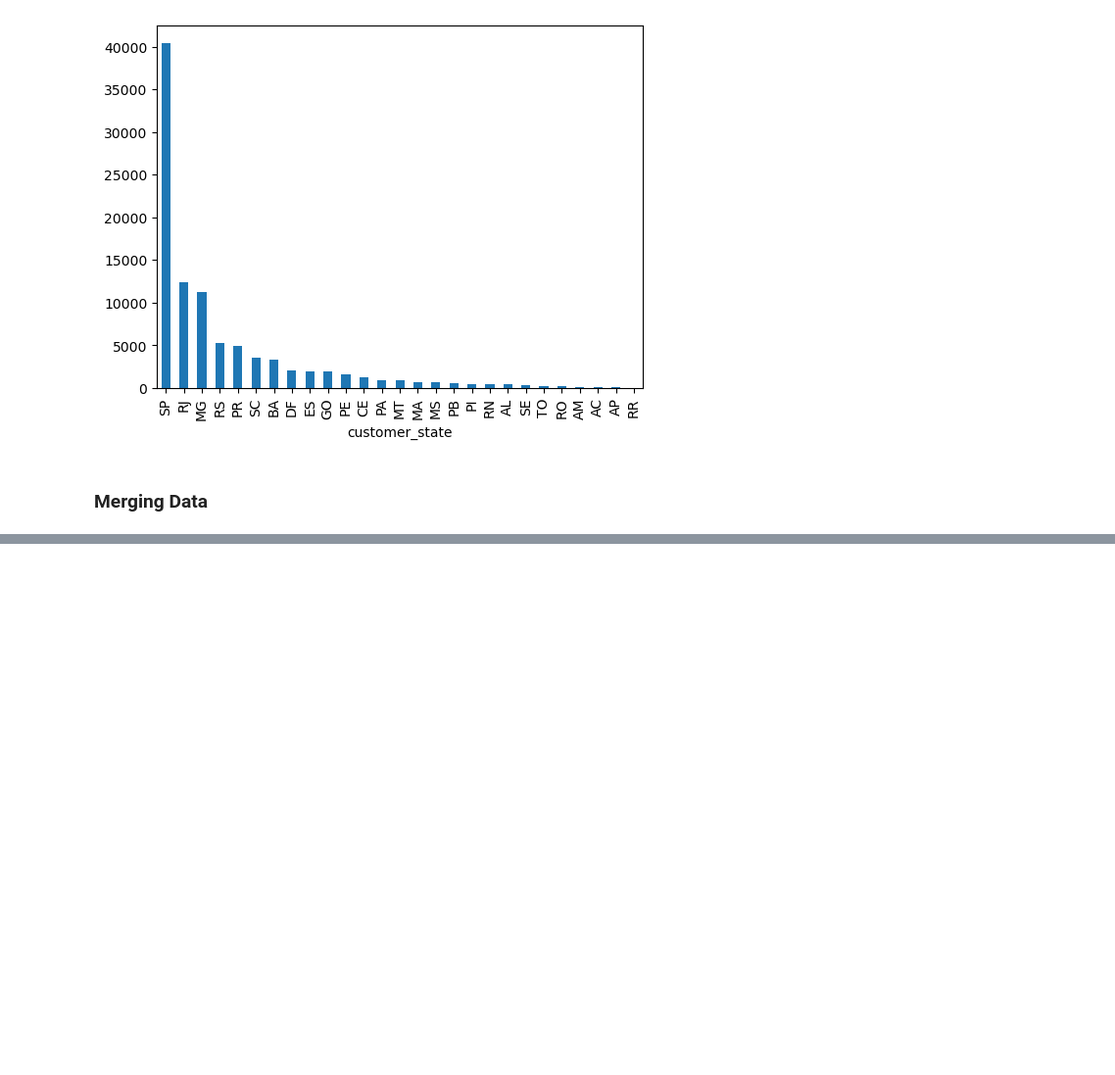
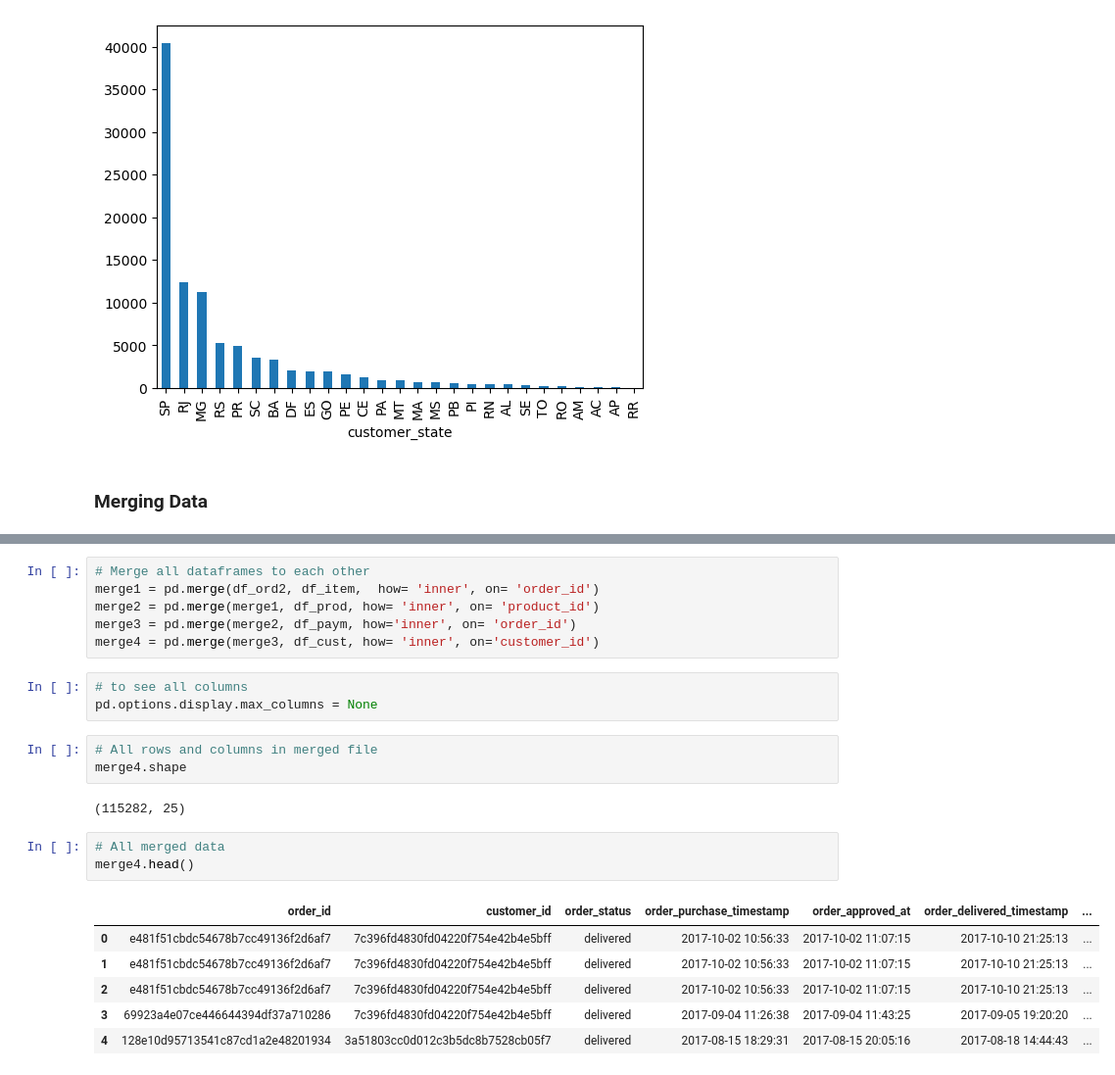
Before and after one commit to sagarbarge/Marketing-and-Retail-Analytics, a Jupyter notebook: Capstone_Retail_Data.ipynb, the cells around one changed output, grey strips where cells are left out. Shown at 98% size. Cells and saved outputs as stored; diff of their text form; blank space fills up the shorter version.

```diff
--- a/Capstone_Retail_Data.ipynb
+++ b/Capstone_Retail_Data.ipynb
@@ -665,0 +670,24 @@ data.head()
+# %%
+# Merge all dataframes to each other
+merge1 = pd.merge(df_ord2, df_item,  how= 'inner', on= 'order_id')
+merge2 = pd.merge(merge1, df_prod, how= 'inner', on= 'product_id')
+merge3 = pd.merge(merge2, df_paym, how='inner', on= 'order_id')
+merge4 = pd.merge(merge3, df_cust, how= 'inner', on='customer_id')
+# %%
+# to see all columns
+pd.options.display.max_columns = None
+# %%
+# All rows and columns in merged file
+merge4.shape
+# %% [output]
+(115282, 25)
+# %%
+# All merged data
+merge4.head()
+# %% [output]
+|  | order_id | customer_id | order_status | order_purchase_timestamp | order_approved_at | order_delivered_timestamp | ... |
+| 0 | e481f51cbdc54678b7cc49136f2d6af7 | 7c396fd4830fd04220f754e42b4e5bff | delivered | 2017-10-02 10:56:33 | 2017-10-02 11:07:15 | 2017-10-10 21:25:13 | ... |
+| 1 | e481f51cbdc54678b7cc49136f2d6af7 | 7c396fd4830fd04220f754e42b4e5bff | delivered | 2017-10-02 10:56:33 | 2017-10-02 11:07:15 | 2017-10-10 21:25:13 | ... |
+| 2 | e481f51cbdc54678b7cc49136f2d6af7 | 7c396fd4830fd04220f754e42b4e5bff | delivered | 2017-10-02 10:56:33 | 2017-10-02 11:07:15 | 2017-10-10 21:25:13 | ... |
+| 3 | 69923a4e07ce446644394df37a710286 | 7c396fd4830fd04220f754e42b4e5bff | delivered | 2017-09-04 11:26:38 | 2017-09-04 11:43:25 | 2017-09-05 19:20:20 | ... |
+| 4 | 128e10d95713541c87cd1a2e48201934 | 3a51803cc0d012c3b5dc8b7528cb05f7 | delivered | 2017-08-15 18:29:31 | 2017-08-15 20:05:16 | 2017-08-18 14:44:43 | ... |
```
Also changed, not shown: parts of 21 cells of this notebook.
